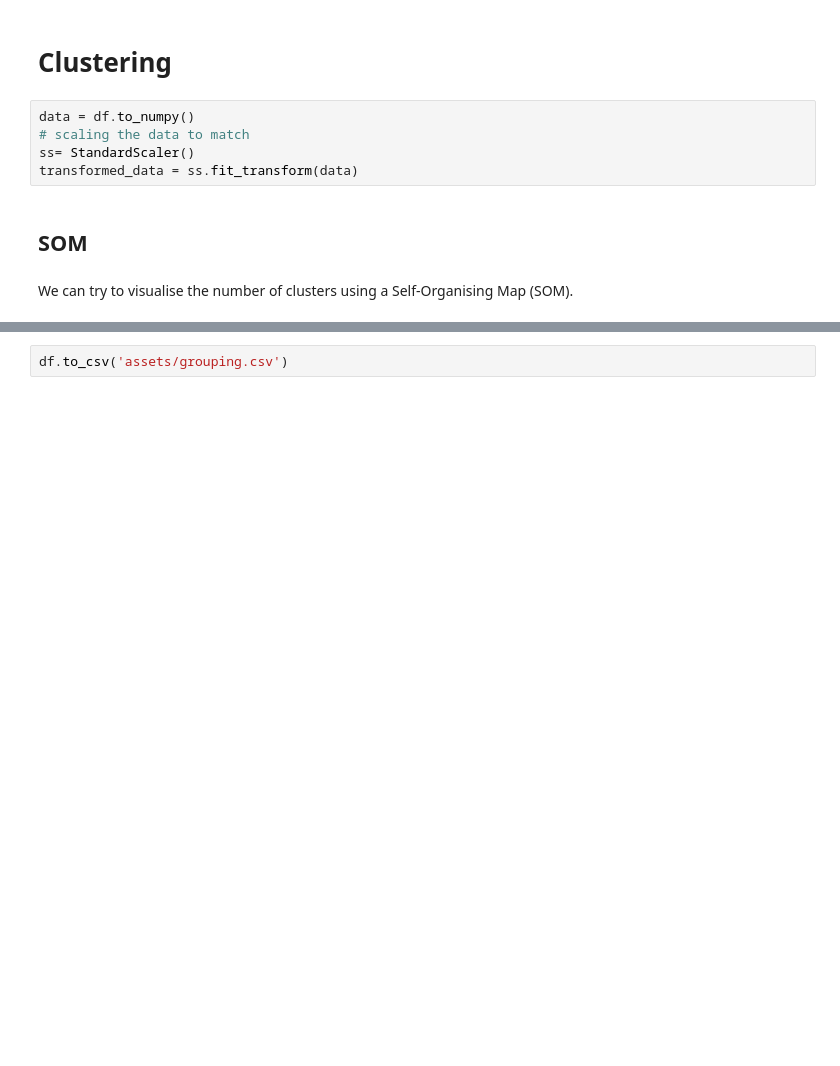
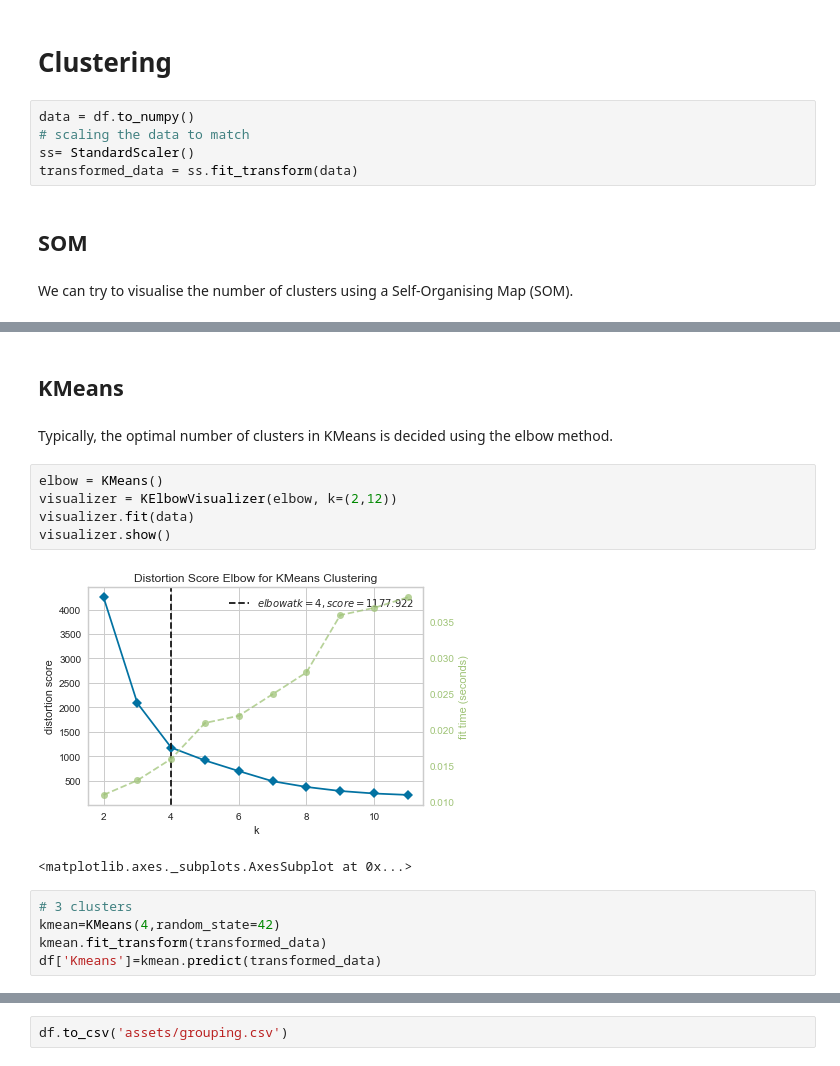
Before and after one commit to YanLong-Cloud/self_motivated_project, a Jupyter notebook: financial_ratio_grouping/SOM.ipynb, the cells around one changed output, grey strips where cells are left out. Cells and saved outputs as stored; diff of their text form; blank space fills up the shorter version.

```diff
--- a/financial_ratio_grouping/SOM.ipynb
+++ b/financial_ratio_grouping/SOM.ipynb
@@ -182,0 +186,17 @@ The above map essential shows the number of potential cluster when you group the
+# %% [markdown]
+## KMeans
+# %% [markdown]
+Typically, the optimal number of clusters in KMeans is decided using the elbow method.
+# %%
+elbow = KMeans()
+visualizer = KElbowVisualizer(elbow, k=(2,12))
+visualizer.fit(data)
+visualizer.show()
+# %% [output]
+[figure, added]
+<matplotlib.axes._subplots.AxesSubplot at 0x...>
+# %%
+# 3 clusters
+kmean=KMeans(4,random_state=42)
+kmean.fit_transform(transformed_data)
+df['Kmeans']=kmean.predict(transformed_data)
```
Also changed, not shown: parts of 37 cells of this notebook, 3 other files.
